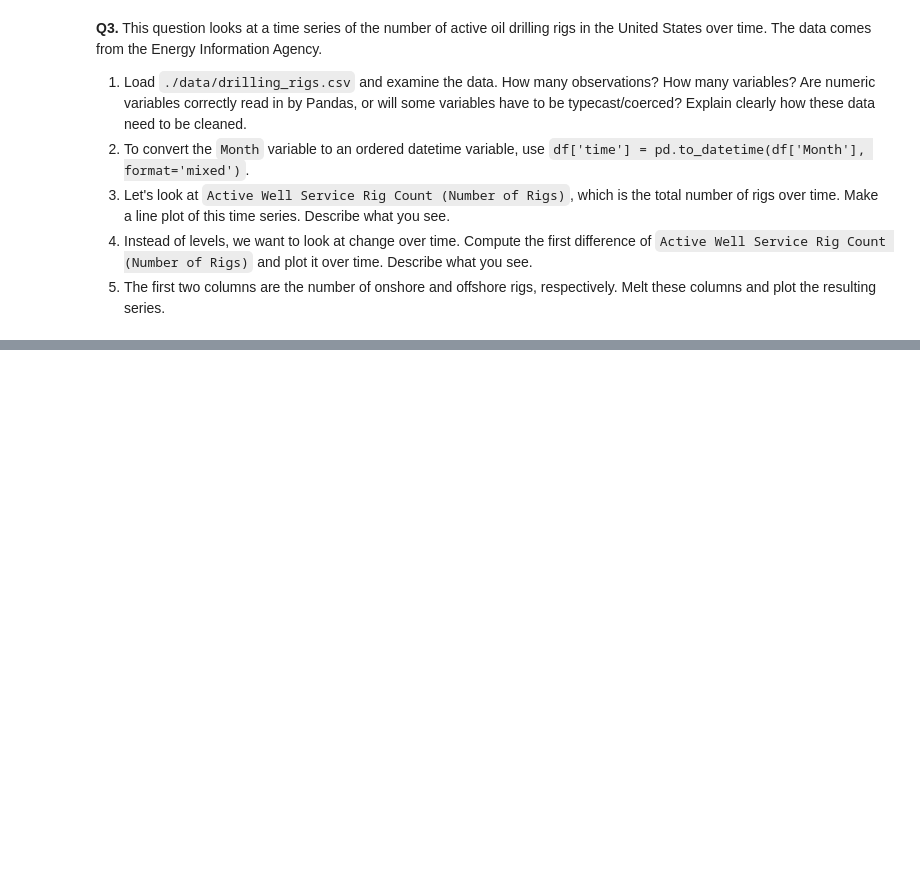
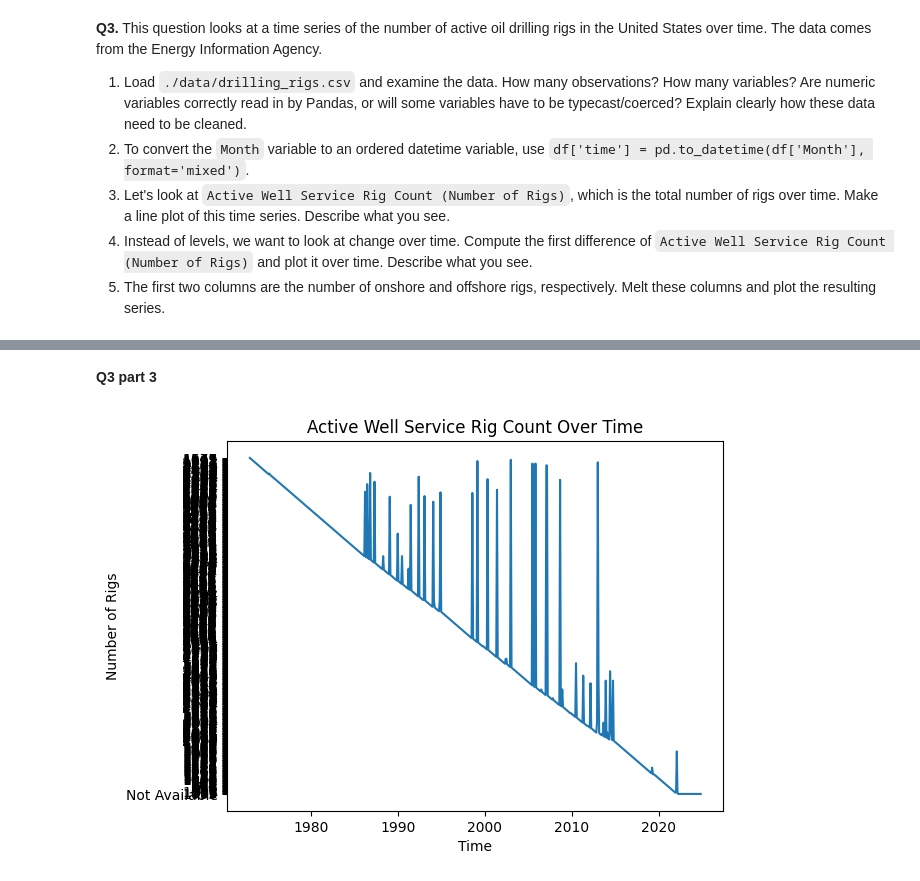
Before and after one commit to ap-vp/eda_assignment, a Jupyter notebook: assignment.ipynb, the cells around one changed output, grey strips where cells are left out. Saved outputs shown, nothing was run; the diff lists cells and outputs as text; code cells hidden in the pictures; blank space fills up the shorter version.

```diff
--- a/assignment.ipynb
+++ b/assignment.ipynb
@@ -217,0 +219,15 @@ Description of Price conditional on Room Type and Property Type:
+# %%
+import numpy as np
+import pandas as pd
+import matplotlib.pyplot as plt
+import seaborn as sns
+
+drill = pd.read_csv("./drilling_rigs.csv")
+print('Dimensions:', drill.shape, '\n')
+#623 observations & 10 variables
+
+print('Variables:', drill.columns)
+drill.head()
+
+# Some variables will have to be coerced because there are numbers and string "Not available" values together.
+# Have to replace the "Not Available" values with NaN through coercion
@@ -217,0 +256,4 @@ Description of Price conditional on Room Type and Property Type:
+# %%
+
+drill['time'] = pd.to_datetime(drill['Month'], format='mixed')
+drill.head()
@@ -217,0 +267,9 @@ Description of Price conditional on Room Type and Property Type:
+# %% [markdown]
+**Q3 part 3**
+# %%
+figure = sns.lineplot(data=drill, x='time', y='Active Well Service Rig Count (Number of Rigs)')
+figure.set(title="Active Well Service Rig Count Over Time", xlabel='Time', ylabel='Number of Rigs')
+plt.show()
+#The data is a mess - it is hard to read and formatted weirdly - I hope I did this correctly
+# %% [output]
+[figure, added]
```
Also changed, not shown: parts of 13 cells of this notebook.
